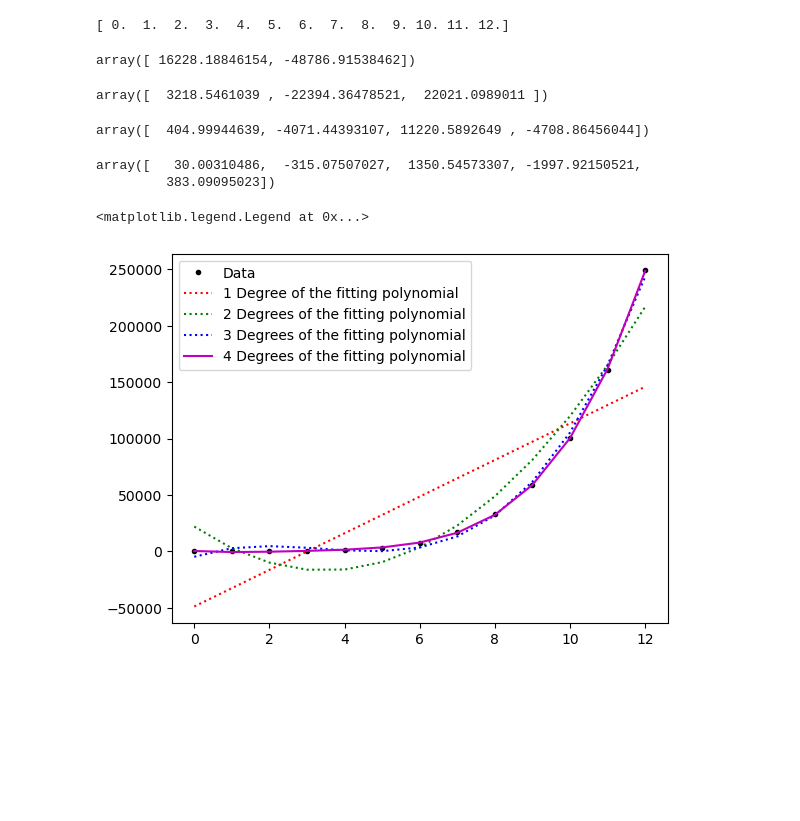
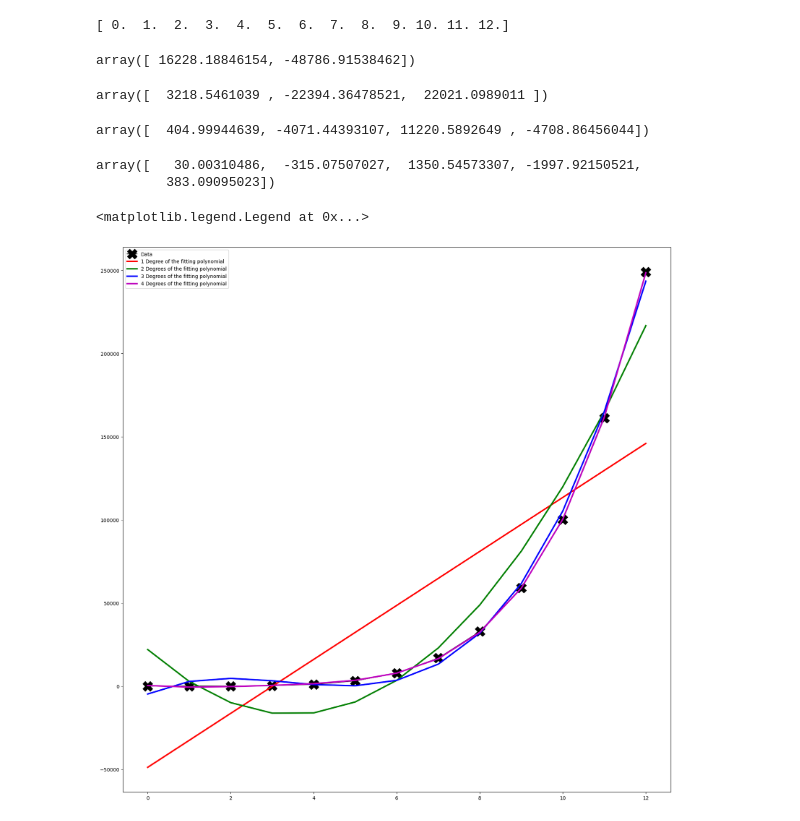
Before and after one commit to DPR-droid/2022_09_Machine_Learning_and_Statistics, a Jupyter notebook: Excercises/03_parameters_exercise.ipynb, the cells around one changed output. Cells and saved outputs as stored; diff of their text form; code cells hidden in the pictures; blank space fills up the shorter version.

```diff
--- a/Excercises/03_parameters_exercise.ipynb
+++ b/Excercises/03_parameters_exercise.ipynb
@@ -106,13 +117,15 @@ array([-6.33831468e-05,  9.98895157e-01,  5.98405126e-02, -4.48197570e-01,
 # %%
+# Plot Fig size
+plt.rcParams["figure.figsize"] = (20,20)
+
 # Plot to illustrate the different degrees so that we can achieve a minimum error or minimum cost function.
 
 # https://stackoverflow.com/a/23210293
 
-plt.plot(x, y, 'k.' , label="Data")
-plt.plot(x, np.polyval(p1, x),'r:', label=r"1 Degree of the fitting polynomial")
-plt.plot(x, np.polyval(p2, x),'g:', label=r"2 Degrees of the fitting polynomial")
-plt.plot(x, np.polyval(p3, x),'b:', label=r"3 Degrees of the fitting polynomial")
-plt.plot(x, np.polyval(p4, x),'m-',label=r"4 Degrees of the fitting polynomial")
+plt.plot(x, y, marker="X" , label="Data", markersize=20, color="black")
+plt.plot(x, np.polyval(p1, x),'r-', label=r"1 Degree of the fitting polynomial",linewidth=3)
+plt.plot(x, np.polyval(p2, x),'g-', label=r"2 Degrees of the fitting polynomial",linewidth=3)
+plt.plot(x, np.polyval(p3, x),'b-', label=r"3 Degrees of the fitting polynomial",linewidth=3)
 
 plt.legend()
 # %% [output]
@@ -141,39 +202,47 @@ y = [5.7, 16.6, 58.0, 278.9, 1069.3, 3181.4, 7844.3, 16883.9, 32854.9, 59144.2,
 print(x)
 # %% [output]
 [ 0.  1.  2.  3.  4.  5.  6.  7.  8.  9. 10. 11. 12.]
-# %%
-p1 = np.polyfit(x, y, 1)
-p1
-# %% [output]
-array([ 16228.18846154, -48786.91538462])
-# %%
-p2 = np.polyfit(x, y, 2)
-p2
-# %% [output]
-array([  3218.5461039 , -22394.36478521,  22021.0989011 ])
-# %%
-p3 = np.polyfit(x, y, 3)
-p3
-# %% [output]
-array([  404.99944639, -4071.44393107, 11220.5892649 , -4708.86456044])
-# %%
-p4 = np.polyfit(x, y, 4)
-p4
-# %% [output]
-array([   30.00310486,  -315.07507027,  1350.54573307, -1997.92150521,
-         383.09095023])
+# %%
+# Use x and y to try to find the orginal parameters with
+# 1 Degree of the fitting polynomial
+p1 = np.polyfit(x, y, 1)
+p1
+# %% [output]
+array([ 16228.18846154, -48786.91538462])
+# %%
+# Use x and y to try to find the orginal parameters with
+# 2 Degree of the fitting polynomial
+p2 = np.polyfit(x, y, 2)
+p2
+# %% [output]
+array([  3218.5461039 , -22394.36478521,  22021.0989011 ])
+# %%
+# Use x and y to try to find the orginal parameters with
+# 3 Degree of the fitting polynomial
+p3 = np.polyfit(x, y, 3)
+p3
+# %% [output]
+array([  404.99944639, -4071.44393107, 11220.5892649 , -4708.86456044])
+# %%
+# Use x and y to try to find the orginal parameters with
+# 4 Degree of the fitting polynomial
+p4 = np.polyfit(x, y, 4)
+p4
+# %% [output]
+array([   30.00310486,  -315.07507027,  1350.54573307, -1997.92150521,
+         383.09095023])
 # %%
 # Plot to illustrate the different degrees so that we can achieve a minimum error or minimum cost function.
 
 # https://stackoverflow.com/a/23210293
 
-plt.plot(x, y, 'k.' , label="Data")
-plt.plot(x, np.polyval(p1, x),'r:', label=r"1 Degree of the fitting polynomial")
-plt.plot(x, np.polyval(p2, x),'g:', label=r"2 Degrees of the fitting polynomial")
-plt.plot(x, np.polyval(p3, x),'b:', label=r"3 Degrees of the fitting polynomial")
-plt.plot(x, np.polyval(p4, x),'m-',label=r"4 Degrees of the fitting polynomial")
+plt.plot(x, y, marker="X" , label="Data", markersize=20, color="black")
+plt.plot(x, np.polyval(p1, x),'r-', label=r"1 Degree of the fitting polynomial",linewidth=3)
+plt.plot(x, np.polyval(p2, x),'g-', label=r"2 Degrees of the fitting polynomial",linewidth=3)
+plt.plot(x, np.polyval(p3, x),'b-', label=r"3 Degrees of the fitting polynomial",linewidth=3)
+plt.plot(x, np.polyval(p4, x),'m-',label=r"4 Degrees of the fitting polynomial",linewidth=3)
 
 plt.legend()
 # %% [output]
 <matplotlib.legend.Legend at 0x...>
-[figure, old version]
+[figure, new version]
```
Also changed, not shown: parts of 24 cells of this notebook, 5 other files.
